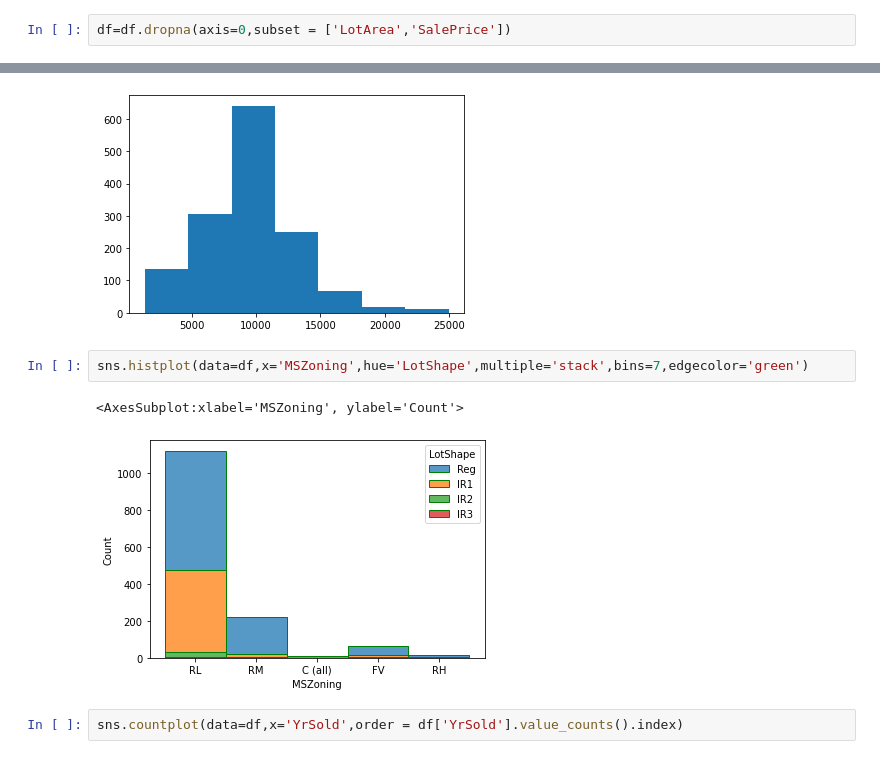
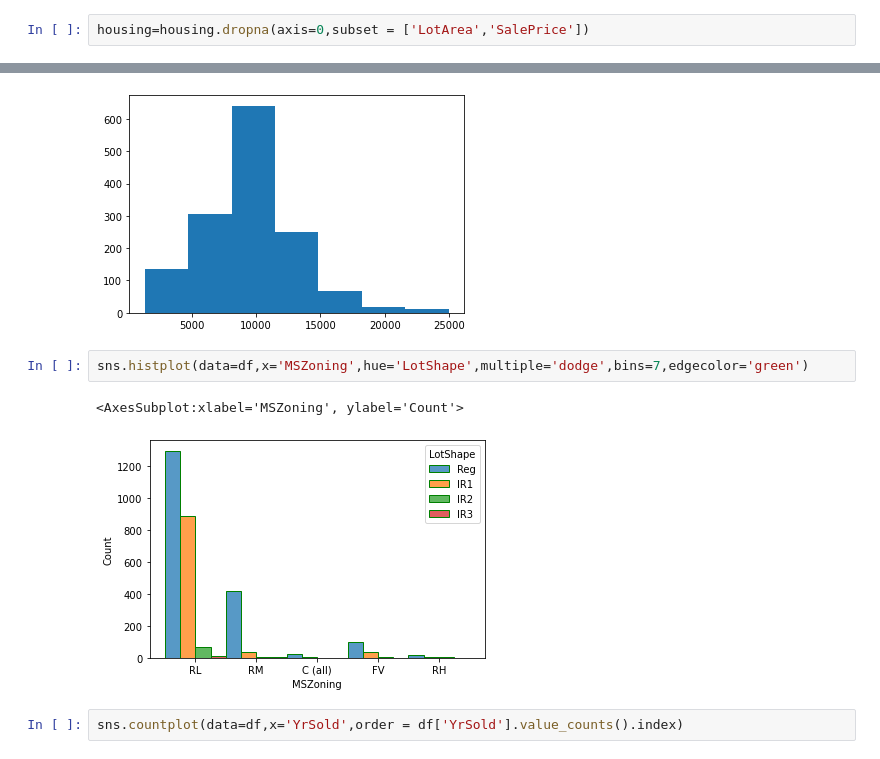
Before and after one commit to CS521-Burstein/final-project-Willqqq123, a Jupyter notebook: exploration.ipynb, the cells around one changed output, grey strips where cells are left out. Drawn from its saved outputs; the diff is of its cells as text.

```diff
--- a/exploration.ipynb
+++ b/exploration.ipynb
@@ -56,5 +56,5 @@ SaleCondition       0
 SalePrice        1459
 Length: 81, dtype: int64
 # %%
-df=df.dropna(axis=0,subset = ['LotArea','SalePrice'])
+housing=housing.dropna(axis=0,subset = ['LotArea','SalePrice'])
 # %%
@@ -124,10 +124,10 @@ plt.hist(df['LotArea'],bins=7)
  <BarContainer object of 7 artists>)
 [figure]
 # %%
-sns.histplot(data=df,x='MSZoning',hue='LotShape',multiple='stack',bins=7,edgecolor='green')
+sns.histplot(data=df,x='MSZoning',hue='LotShape',multiple='dodge',bins=7,edgecolor='green')
 # %% [output]
 <AxesSubplot:xlabel='MSZoning', ylabel='Count'>
-[figure, old version]
+[figure, new version]
 # %%
 sns.countplot(data=df,x='YrSold',order = df['YrSold'].value_counts().index)
 # %% [output]
```
Also changed, not shown: parts of 7 cells of this notebook, 3 other files.
